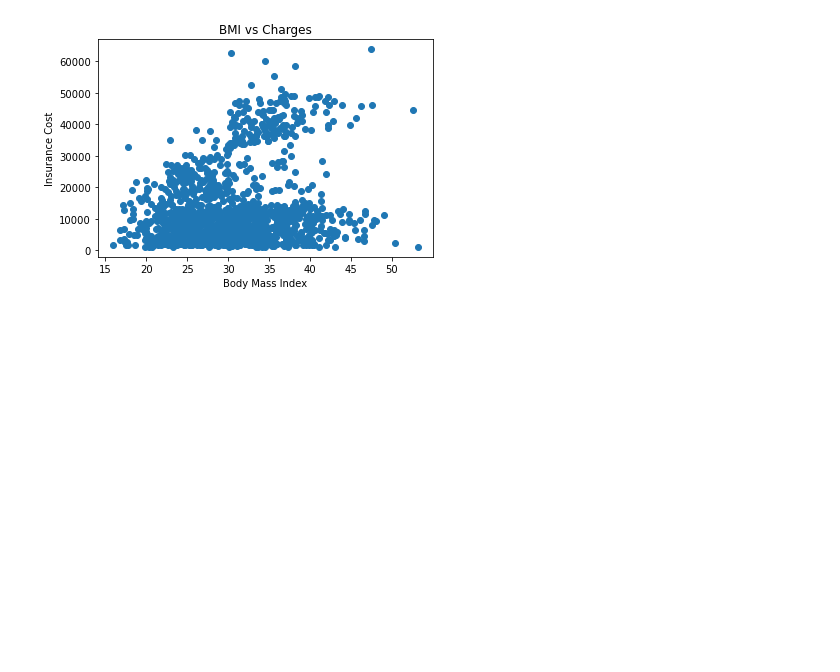
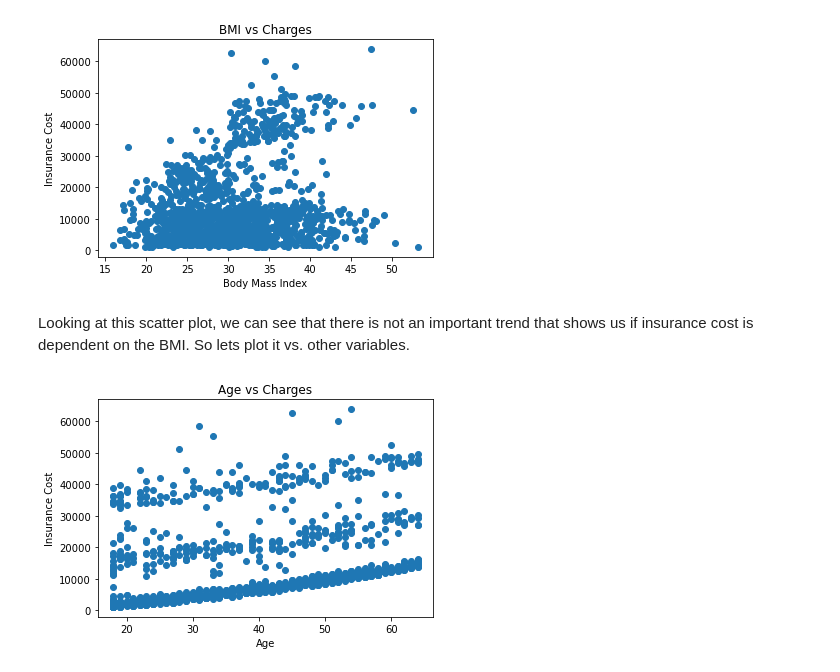
Before and after one commit to lolostheman/Medical-Insurance-Data-Analyst, a Jupyter notebook: us-medical-insurance-costs.ipynb, the cells around one changed output. Cells and saved outputs as stored; diff of their text form; code cells hidden in the pictures; blank space fills up the shorter version.

Commit message:
Added multiple variables
sex, age, gender, smoker variables and ploted using matplotlib

```diff
--- a/us-medical-insurance-costs.ipynb
+++ b/us-medical-insurance-costs.ipynb
@@ -80,3 +80,15 @@ plt.title("BMI vs Charges")
 plt.show()
 # %% [output]
 [figure]
+# %% [markdown]
+Looking at this scatter plot, we can see that there is not an important trend that shows us if insurance cost is dependent on the BMI. So lets plot it vs. other variables.
+# %%
+age = pd.DataFrame(df, columns = ['age'])
+plt.close()
+plt.scatter(age, charges)
+plt.xlabel('Age')
+plt.ylabel('Insurance Cost')
+plt.title("Age vs Charges")
+plt.show()
+# %% [output]
+[figure, added]
```
Also changed, not shown: parts of 9 cells of this notebook.
